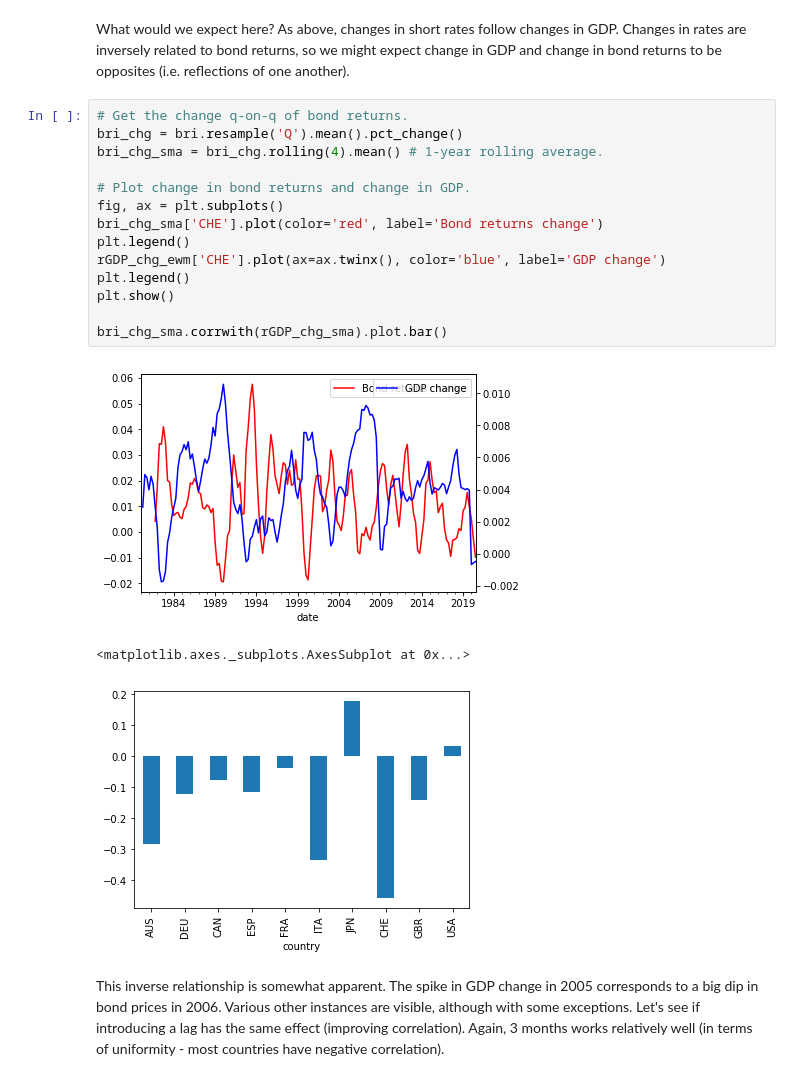
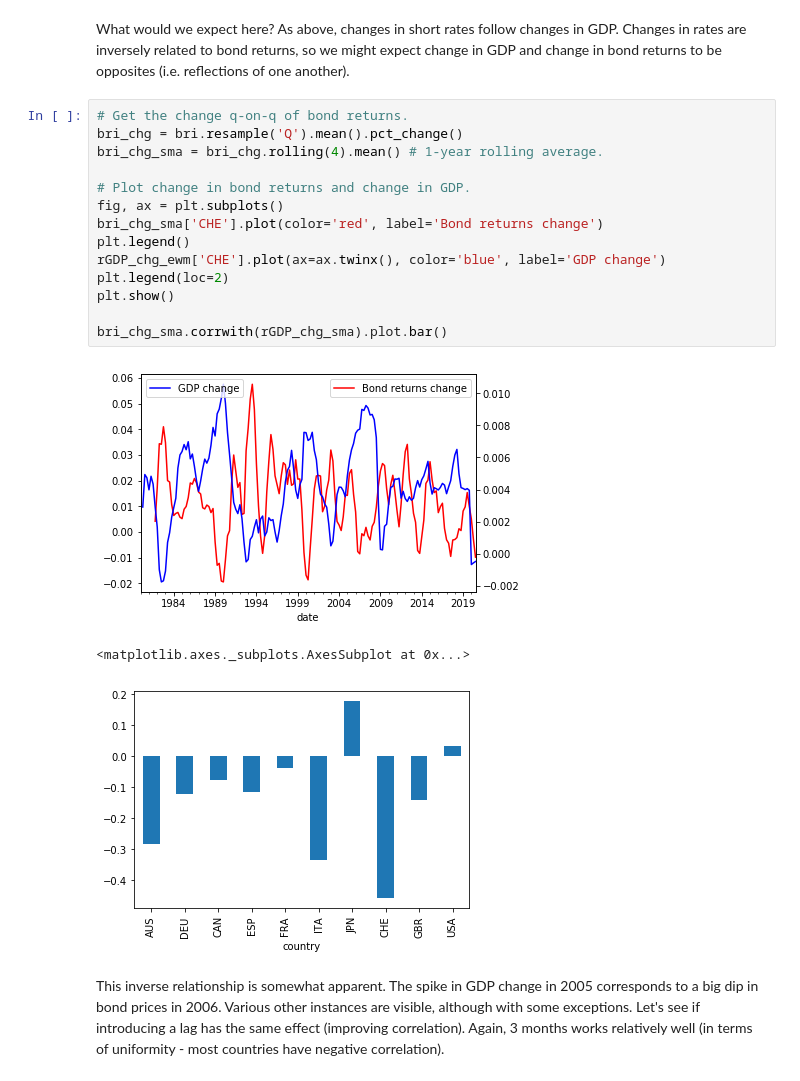
Before and after one commit to Mike-Huntress/Internship2020, a Jupyter notebook: SampleSignal/GDP indicator.ipynb, the cells around one changed output. Saved outputs shown, nothing was run; the diff lists cells and outputs as text.

```diff
--- a/SampleSignal/GDP indicator.ipynb
+++ b/SampleSignal/GDP indicator.ipynb
@@ -73,19 +73,19 @@ What would we expect here? As above, changes in short rates follow changes in GD
 # %%
 # Get the change q-on-q of bond returns.
 bri_chg = bri.resample('Q').mean().pct_change()
 bri_chg_sma = bri_chg.rolling(4).mean() # 1-year rolling average.
 
 # Plot change in bond returns and change in GDP.
 fig, ax = plt.subplots()
 bri_chg_sma['CHE'].plot(color='red', label='Bond returns change')
 plt.legend()
 rGDP_chg_ewm['CHE'].plot(ax=ax.twinx(), color='blue', label='GDP change')
-plt.legend()
+plt.legend(loc=2)
 plt.show()
 
 bri_chg_sma.corrwith(rGDP_chg_sma).plot.bar()
 # %% [output]
-[figure, old version]
+[figure, new version]
 <matplotlib.axes._subplots.AxesSubplot at 0x...>
 [figure]
 # %% [markdown]
```
Also changed, not shown: parts of 7 cells of this notebook, 3 other files.
